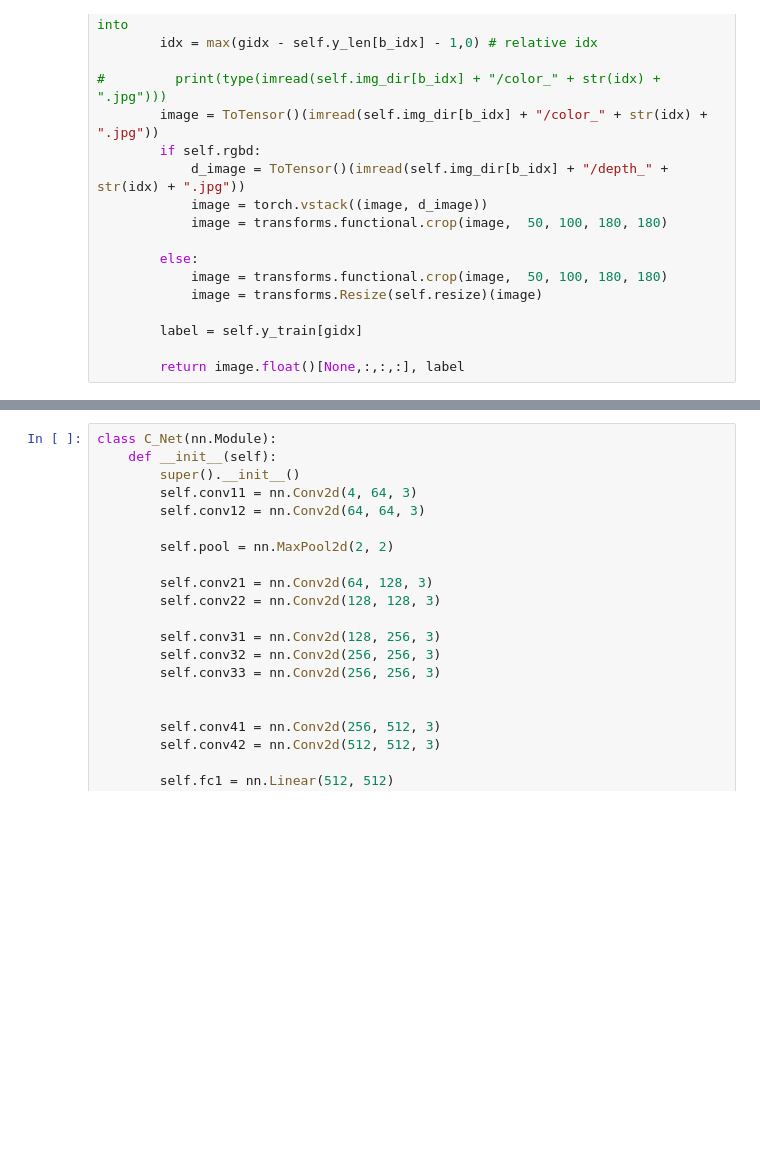
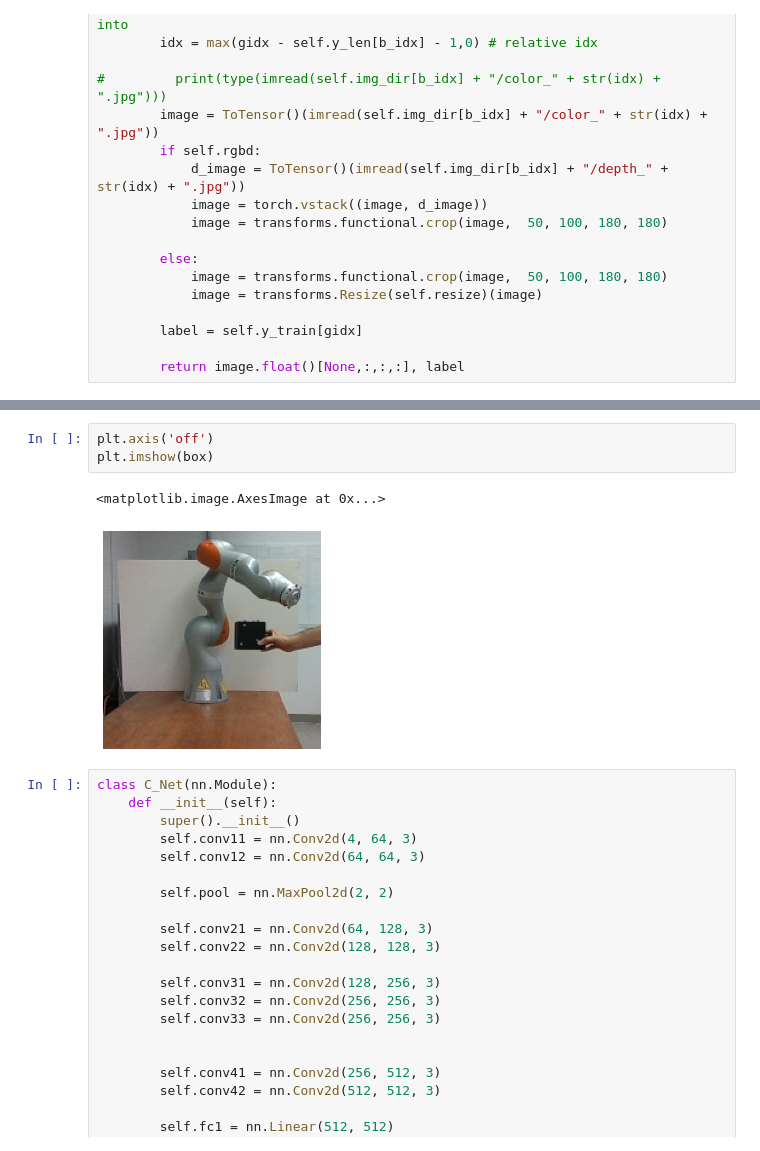
Before and after one commit to machines-in-motion/ioc_qp, a Jupyter notebook: vision/object_tracking.ipynb, the cells around one changed output, grey strips where cells are left out. Saved outputs shown, nothing was run; the diff lists cells and outputs as text; blank space fills up the shorter version.

Commit message:
plots and data for paper

```diff
--- a/vision/object_tracking.ipynb
+++ b/vision/object_tracking.ipynb
@@ -110,3 +110,9 @@ tensor([ 0.3092, -1.3539, -0.3931])
+# %%
+plt.axis('off')
+plt.imshow(box)
+# %% [output]
+<matplotlib.image.AxesImage at 0x...>
+[figure, added]
 # %%
 class C_Net(nn.Module):
     def __init__(self):
```
Also changed, not shown: parts of 1 cell of this notebook, 15 other files.
